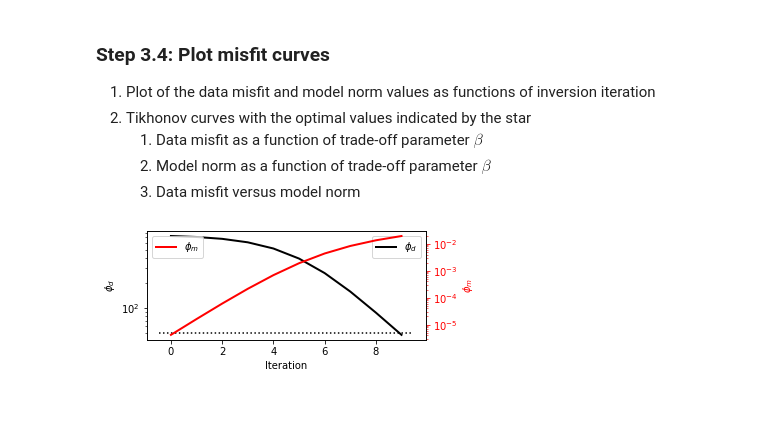
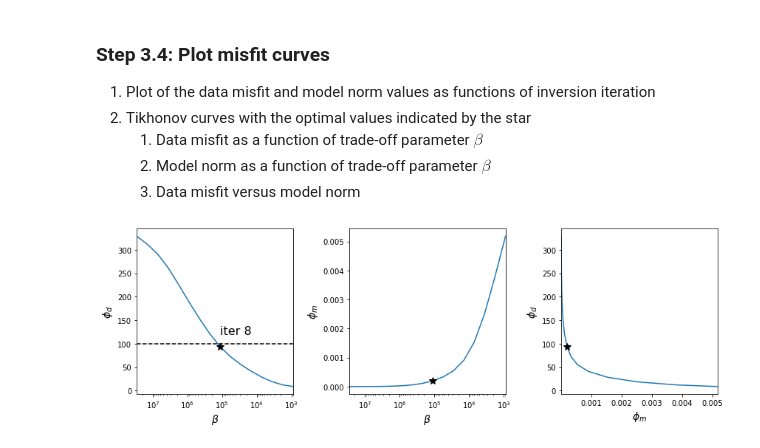
Before and after one commit to geoscixyz/inversion-module, a Jupyter notebook: 2D-LinearInversion-Crosswell-Tomorgraphy.ipynb, the cells around one changed output. Drawn from its saved outputs; the diff is of its cells as text; code cells hidden in the pictures; blank space fills up the shorter version.

```diff
--- a/2D-LinearInversion-Crosswell-Tomorgraphy.ipynb
+++ b/2D-LinearInversion-Crosswell-Tomorgraphy.ipynb
@@ -125,14 +125,14 @@ The inversion, run in the cell below, requires the following input parameters, e
 model, pred, save = app.run_inversion(
     maxIter=20,
     m0=1./1000.,
-    mref=1./1250.,
+    mref=1./1000.,
     percentage=0,
     floor=0.01,
-    chifact=1,
+    chifact=0.1,
     beta0_ratio=1e2,
     coolingFactor=2,
     n_iter_per_beta=1,
-    alpha_s=1/(app.mesh_prop.hx.min())**2 * 1e4,
+    alpha_s=1/(app.mesh_prop.hx.min())**2,
     alpha_x=1,
     alpha_z=1,
     use_target=True
@@ -189,7 +193,3 @@ app.interact_data_inversion(pred)
     1. Data misfit as a function of trade-off parameter $\beta$
     2. Model norm as a function of trade-off parameter $\beta$
     3. Data misfit versus model norm
-# %%
-save.plot_misfit_curves()
-# %% [output]
-[figure, removed]
@@ -197,0 +196,4 @@ save.plot_tikhonov_curves()
+# %%
+app.plot_tikhonov_curves(save);
+# %% [output]
+[figure, added]
```
Also changed, not shown: parts of 4 cells of this notebook, 3 other files.
